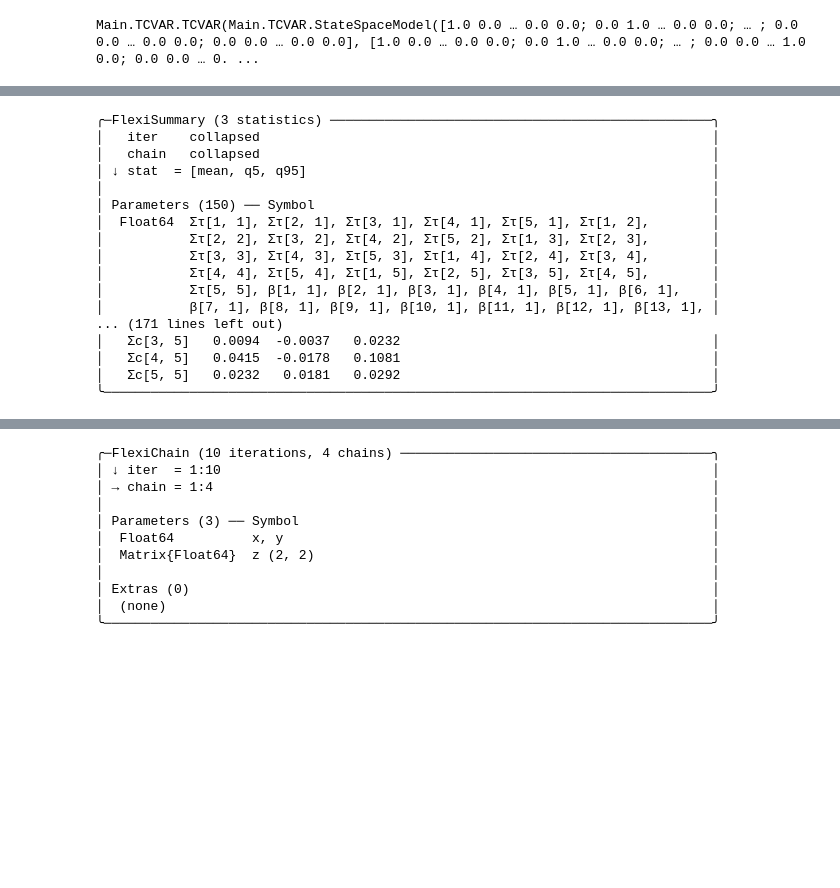
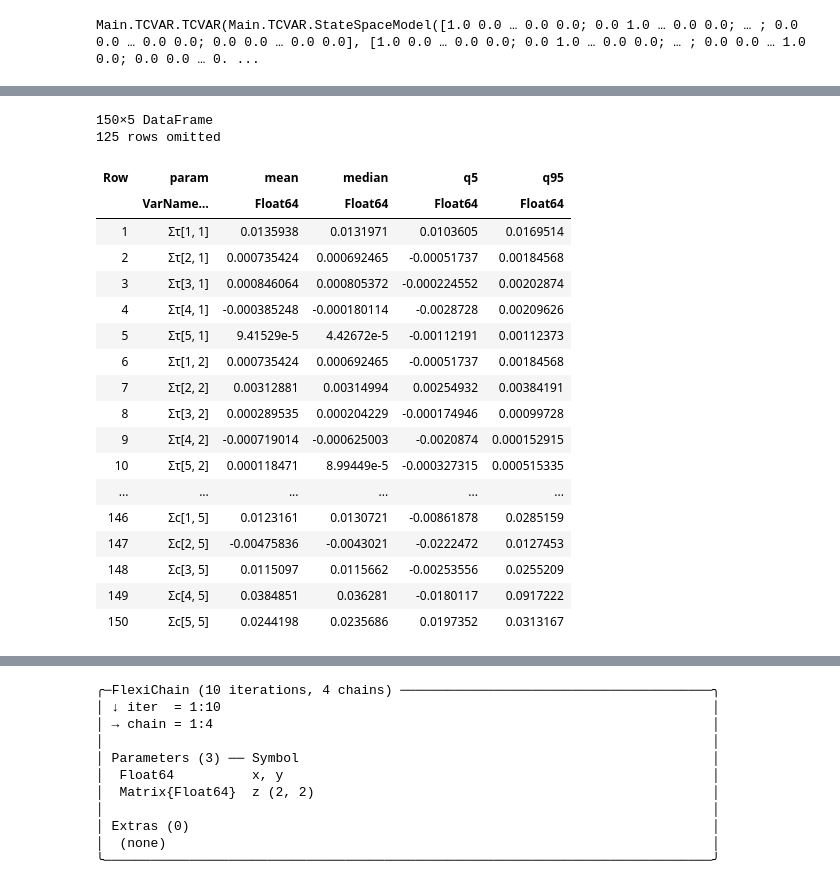
Before and after one commit to msz13/MacroFinanceScenarios, a Jupyter notebook: analisys/MarcoFinanceTCVAR1.ipynb, the cells around one changed output, grey strips where cells are left out. Cells and saved outputs as stored; diff of their text form; code cells hidden in the pictures; blank space fills up the shorter version.

Commit message:
tcvar simulate scenarios

```diff
--- a/analisys/MarcoFinanceTCVAR1.ipynb
+++ b/analisys/MarcoFinanceTCVAR1.ipynb
@@ -175,5 +153,5 @@ model.priors
 # %%
-result = TCVAR.gibbs_sampler(model, convert(Matrix{Union{Missing, Float64}}, values(y)); burnin = 2_000, n_samples = 2_000, thin=4, logging=true)
+result = TCVAR.gibbs_sampler(model, convert(Matrix{Union{Missing, Float64}}, values(y)); burnin = 1_00, n_samples = 2_00, thin=2, logging=true)
 
 result
 # %% [output]
@@ -205,24 +332,30 @@ using FlexiChains: FlexiChain, Parameter, collapse
 # %%
-collapse(result.params, [
+st = collapse(result.params, [
     mean,
+    median,
     (:q5, x -> quantile(x, 0.05)),
     (:q95, x -> quantile(x, 0.95)),
 ])
+
+df = DataFrame(st)
 # %% [output]
-╭─FlexiSummary (3 statistics) ─────────────────────────────────────────────────╮
-│   iter    collapsed                                                          │
-│   chain   collapsed                                                          │
-│ ↓ stat  = [mean, q5, q95]                                                    │
-│                                                                              │
-│ Parameters (150) ── Symbol                                                   │
-│  Float64  Στ[1, 1], Στ[2, 1], Στ[3, 1], Στ[4, 1], Στ[5, 1], Στ[1, 2],        │
-│           Στ[2, 2], Στ[3, 2], Στ[4, 2], Στ[5, 2], Στ[1, 3], Στ[2, 3],        │
-│           Στ[3, 3], Στ[4, 3], Στ[5, 3], Στ[1, 4], Στ[2, 4], Στ[3, 4],        │
-│           Στ[4, 4], Στ[5, 4], Στ[1, 5], Στ[2, 5], Στ[3, 5], Στ[4, 5],        │
-│           Στ[5, 5], β[1, 1], β[2, 1], β[3, 1], β[4, 1], β[5, 1], β[6, 1],    │
-│           β[7, 1], β[8, 1], β[9, 1], β[10, 1], β[11, 1], β[12, 1], β[13, 1], │
-... (171 lines left out)
-│   Σc[3, 5]   0.0094  -0.0037   0.0232                                        │
-│   Σc[4, 5]   0.0415  -0.0178   0.1081                                        │
-│   Σc[5, 5]   0.0232   0.0181   0.0292                                        │
-╰──────────────────────────────────────────────────────────────────────────────╯
+150×5 DataFrame
+125 rows omitted
+| Row | param | mean | median | q5 | q95 |
+|  | VarName… | Float64 | Float64 | Float64 | Float64 |
+| 1 | Στ[1, 1] | 0.0135938 | 0.0131971 | 0.0103605 | 0.0169514 |
+| 2 | Στ[2, 1] | 0.000735424 | 0.000692465 | -0.00051737 | 0.00184568 |
+| 3 | Στ[3, 1] | 0.000846064 | 0.000805372 | -0.000224552 | 0.00202874 |
+| 4 | Στ[4, 1] | -0.000385248 | -0.000180114 | -0.0028728 | 0.00209626 |
+| 5 | Στ[5, 1] | 9.41529e-5 | 4.42672e-5 | -0.00112191 | 0.00112373 |
+| 6 | Στ[1, 2] | 0.000735424 | 0.000692465 | -0.00051737 | 0.00184568 |
+| 7 | Στ[2, 2] | 0.00312881 | 0.00314994 | 0.00254932 | 0.00384191 |
+| 8 | Στ[3, 2] | 0.000289535 | 0.000204229 | -0.000174946 | 0.00099728 |
+| 9 | Στ[4, 2] | -0.000719014 | -0.000625003 | -0.0020874 | 0.000152915 |
+| 10 | Στ[5, 2] | 0.000118471 | 8.99449e-5 | -0.000327315 | 0.000515335 |
+| ... | ... | ... | ... | ... | ... |
+| 146 | Σc[1, 5] | 0.0123161 | 0.0130721 | -0.00861878 | 0.0285159 |
+| 147 | Σc[2, 5] | -0.00475836 | -0.0043021 | -0.0222472 | 0.0127453 |
+| 148 | Σc[3, 5] | 0.0115097 | 0.0115662 | -0.00253556 | 0.0255209 |
+| 149 | Σc[4, 5] | 0.0384851 | 0.036281 | -0.0180117 | 0.0917222 |
+| 150 | Σc[5, 5] | 0.0244198 | 0.0235686 | 0.0197352 | 0.0313167 |
```
Also changed, not shown: parts of 23 cells of this notebook, 6 other files.
